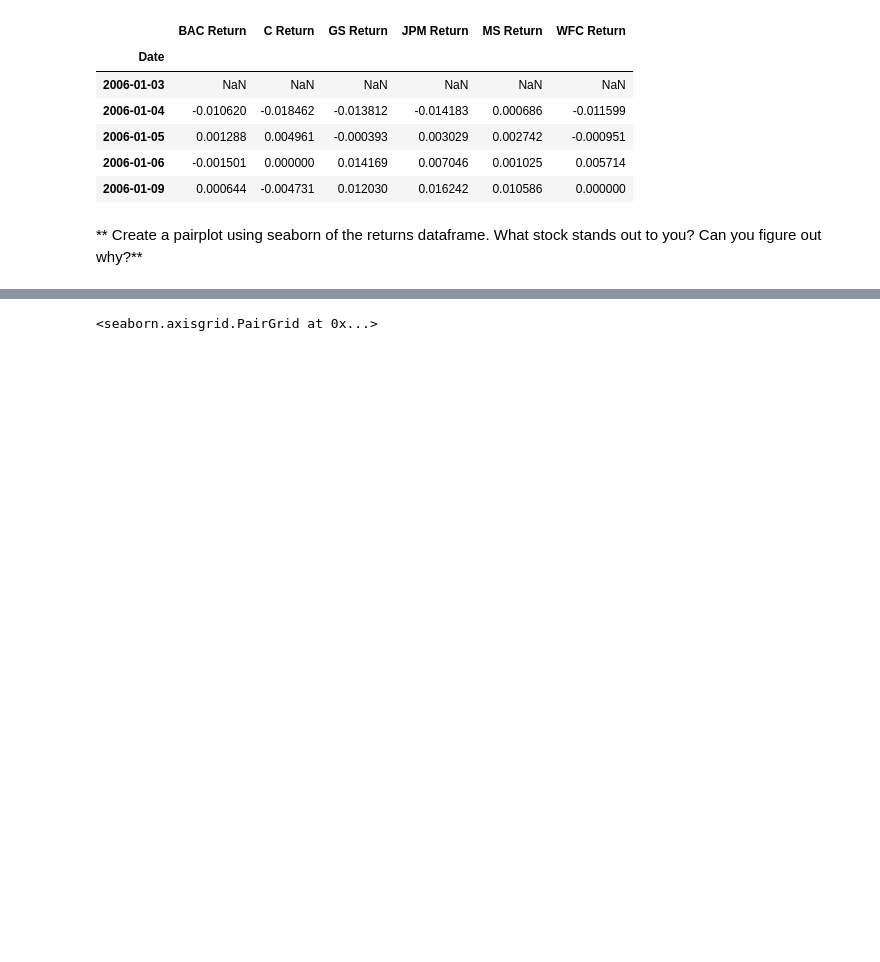
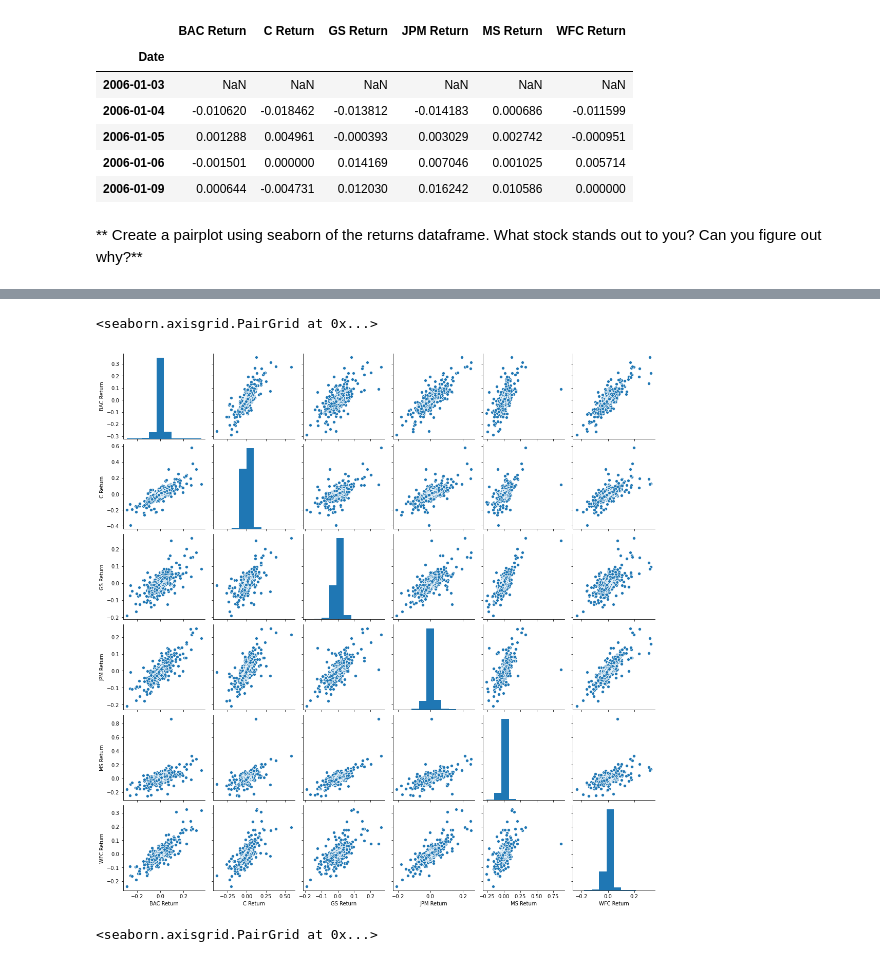
Before and after one commit to syahruaru/Python-for-Data-Science-and-Machine-Learning-Bootcamp, a Jupyter notebook: 03-Finance Project.ipynb, the cells around one changed output, grey strips where cells are left out. Drawn from its saved outputs; the diff is of its cells as text; code cells hidden in the pictures; blank space fills up the shorter version.

```diff
--- a/03-Finance Project.ipynb
+++ b/03-Finance Project.ipynb
@@ -152,3 +244,8 @@ $$r_t = \frac{p_t - p_{t-1}}{p_{t-1}} = \frac{p_t}{p_{t-1}} - 1$$
+# %%
+sns.pairplot(returns)
+# %% [output]
+<seaborn.axisgrid.PairGrid at 0x...>
+[figure, added]
 # %%
 # %% [output]
 <seaborn.axisgrid.PairGrid at 0x...>
```
Also changed, not shown: parts of 14 cells of this notebook.
